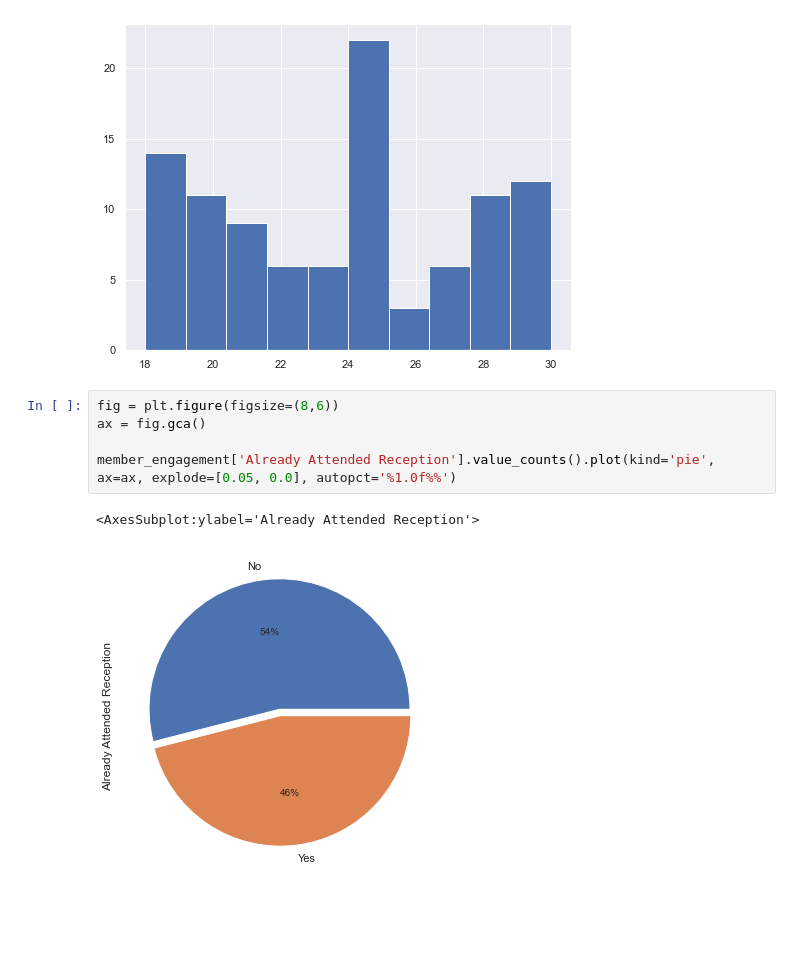
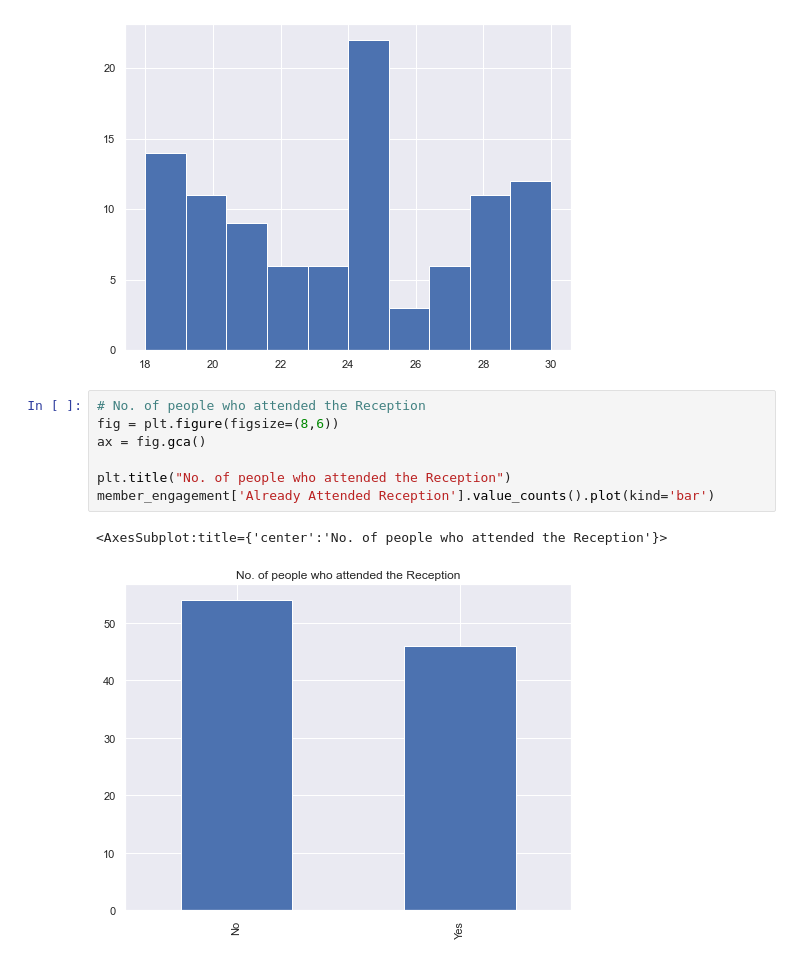
Before and after one commit to kelvinchumbe/ALX_Submission, a Jupyter notebook: Part 2_Data Analysis.ipynb, the cells around one changed output. Cells and saved outputs as stored; diff of their text form; blank space fills up the shorter version.

```diff
--- a/Part 2_Data Analysis.ipynb
+++ b/Part 2_Data Analysis.ipynb
@@ -277,11 +273,13 @@ member_engagement['Age'].hist(ax=ax)
 <AxesSubplot:>
 [figure]
 # %%
+# No. of people who attended the Reception
 fig = plt.figure(figsize=(8,6))
 ax = fig.gca()
 
-member_engagement['Already Attended Reception'].value_counts().plot(kind='pie', ax=ax, explode=[0.05, 0.0], autopct='%1.0f%%')
+plt.title("No. of people who attended the Reception")
+member_engagement['Already Attended Reception'].value_counts().plot(kind='bar')
 # %% [output]
-<AxesSubplot:ylabel='Already Attended Reception'>
+<AxesSubplot:title={'center':'No. of people who attended the Reception'}>
-[figure, old version]
+[figure, new version]
 # %%
```
Also changed, not shown: parts of 21 cells of this notebook.
